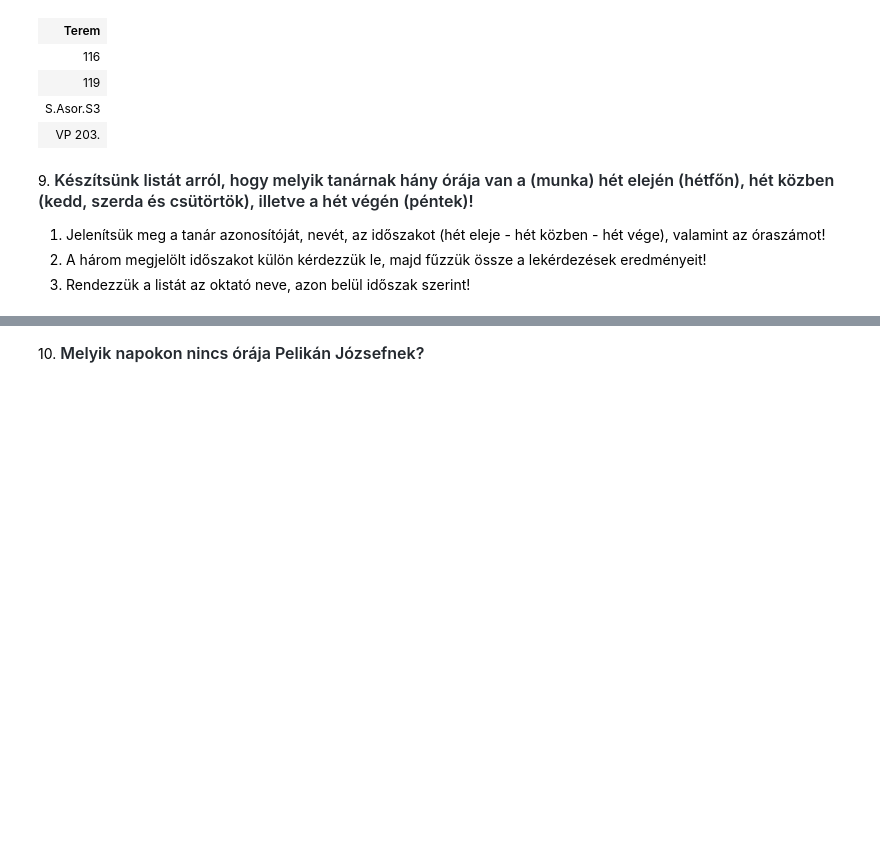
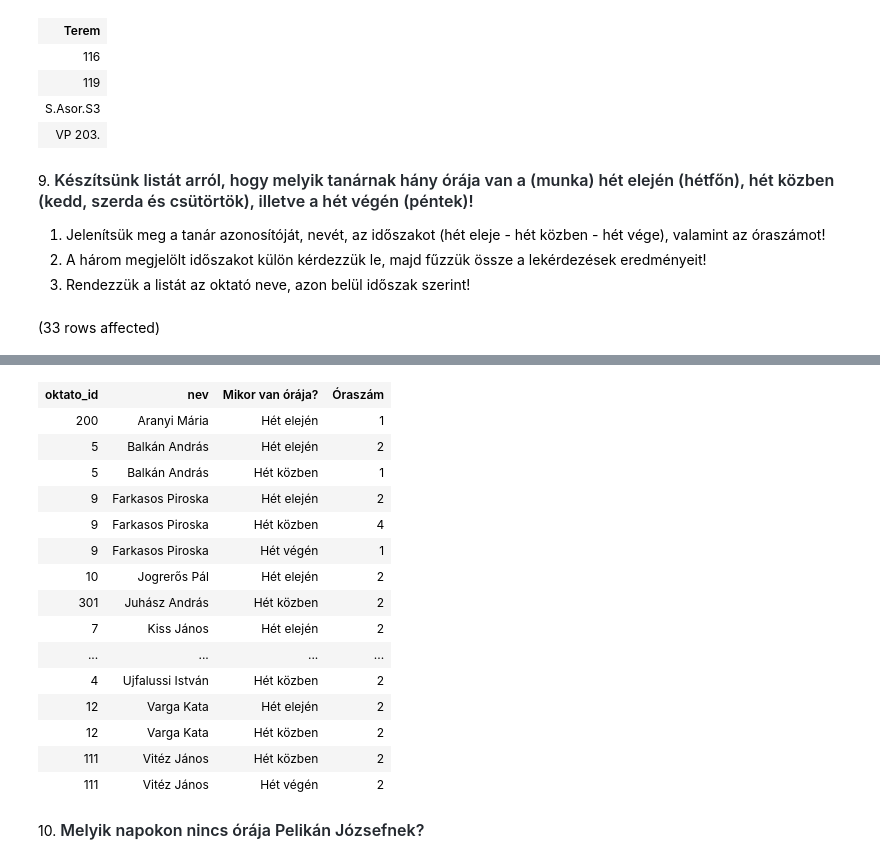
Before and after one commit to varadikitti/sqlgyak03, a Jupyter notebook: gyakorlat03_feladatok.ipynb, the cells around one changed output, grey strips where cells are left out. Cells and saved outputs as stored; diff of their text form; code cells hidden in the pictures; blank space fills up the shorter version.

```diff
--- a/gyakorlat03_feladatok.ipynb
+++ b/gyakorlat03_feladatok.ipynb
@@ -204,3 +204,23 @@ Total execution time: 00:00:00.026
 1. Jelenítsük meg a tanár azonosítóját, nevét, az időszakot (hét eleje - hét közben - hét vége), valamint az óraszámot!
 2. A három megjelölt időszakot külön kérdezzük le, majd fűzzük össze a lekérdezések eredményeit!
 3. Rendezzük a listát az oktató neve, azon belül időszak szerint!
+# %%
+-- táblák: Orak, Oktatok, Napok
+SELECT Oktatok.oktato_id,
+        Oktatok.nev,
+        CASE WHEN Napok.nap = 'Hétfő' THEN 'Hét elején'
+            WHEN Napok.nap IN ('Kedd', 'Szerda', 'Csütörtök') THEN 'Hét közben'
+            ELSE 'Hét végén'
+        END AS 'Mikor van órája?',
+        COUNT(*) AS 'Óraszám'
+FROM Orak JOIN Oktatok ON Orak.tanar = Oktatok.oktato_id
+            JOIN Napok ON Orak.nap = Napok.nap_id
+GROUP BY Oktatok.oktato_id,
+        Oktatok.nev,
+        CASE WHEN Napok.nap = 'Hétfő' THEN 'Hét elején'
+            WHEN Napok.nap IN ('Kedd', 'Szerda', 'Csütörtök') THEN 'Hét közben'
+            ELSE 'Hét végén'
+        END
+ORDER BY Oktatok.nev, 'Mikor van órája?'
+# %% [output]
+(33 rows affected)
@@ -207,3 +228,19 @@ Total execution time: 00:00:00.026
+| oktato_id | nev | Mikor van órája? | Óraszám |
+| 200 | Aranyi Mária | Hét elején | 1 |
+| 5 | Balkán András | Hét elején | 2 |
+| 5 | Balkán András | Hét közben | 1 |
+| 9 | Farkasos Piroska | Hét elején | 2 |
+| 9 | Farkasos Piroska | Hét közben | 4 |
+| 9 | Farkasos Piroska | Hét végén | 1 |
+| 10 | Jogrerős Pál | Hét elején | 2 |
+| 301 | Juhász András | Hét közben | 2 |
+| 7 | Kiss János | Hét elején | 2 |
+| ... | ... | ... | ... |
+| 4 | Ujfalussi István | Hét közben | 2 |
+| 12 | Varga Kata | Hét elején | 2 |
+| 12 | Varga Kata | Hét közben | 2 |
+| 111 | Vitéz János | Hét közben | 2 |
+| 111 | Vitéz János | Hét végén | 2 |
 # %% [markdown]
 10. <span style="background-color: rgb(255, 255, 255); color: rgb(36, 41, 47); font-family: -apple-system, BlinkMacSystemFont, &quot;Segoe UI&quot;, Helvetica, Arial, sans-serif, &quot;Apple Color Emoji&quot;, &quot;Segoe UI Emoji&quot;; font-size: 16px; font-weight: 600;">Melyik napokon nincs órája Pelikán Józsefnek?</span>
 # %%
```
Also changed, not shown: parts of 1 cell of this notebook.
